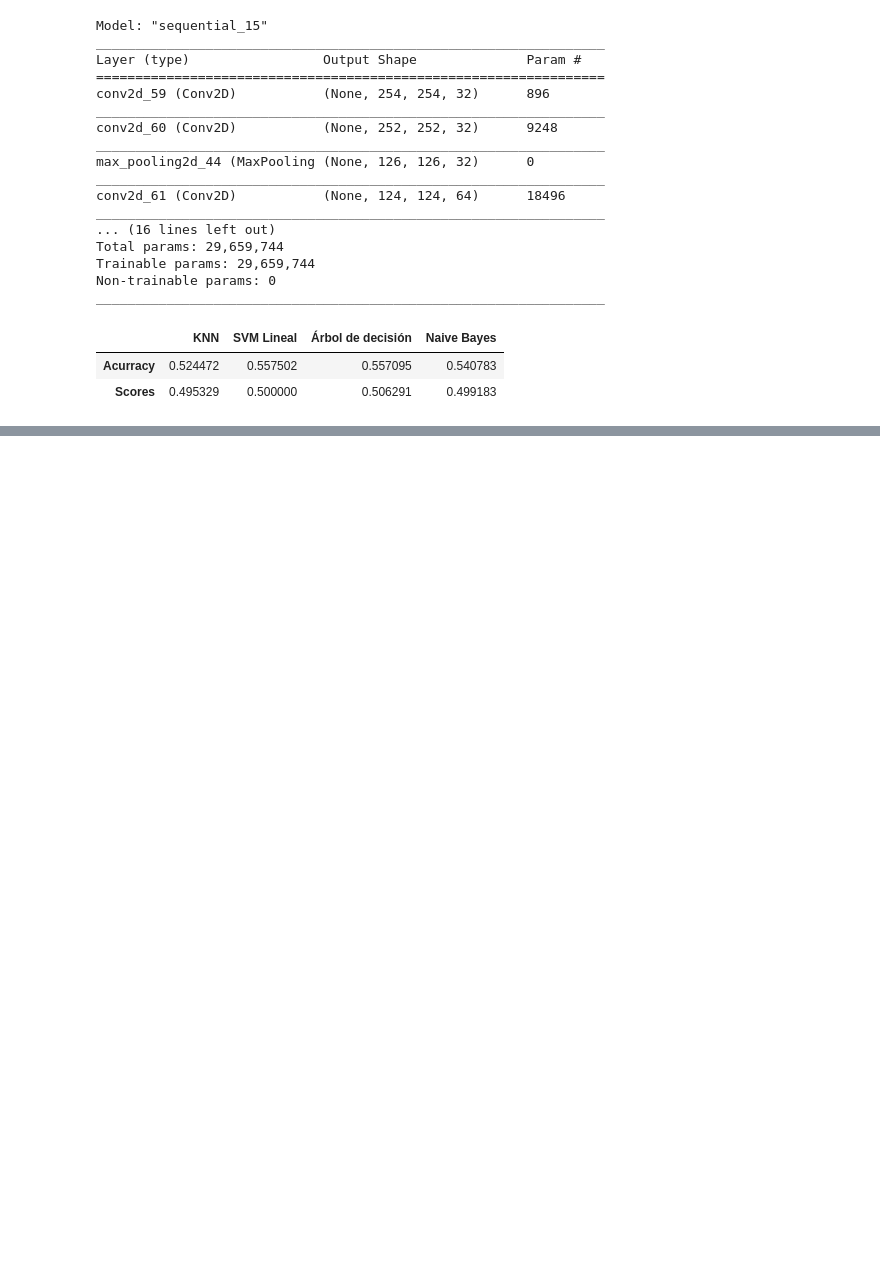
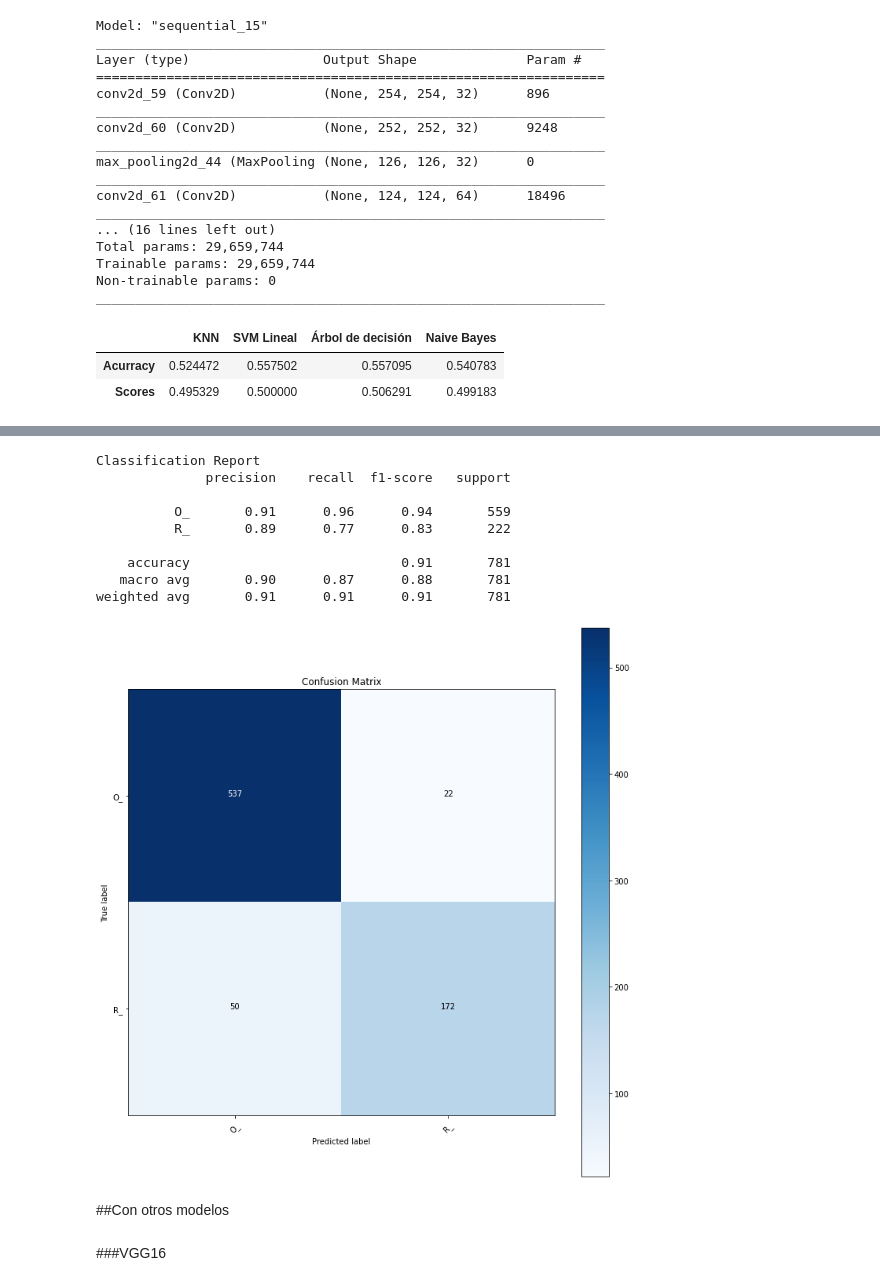
Before and after one commit to clondonop/IA_TP4, a Jupyter notebook: Final_O_R_Modelo_TP4.ipynb, the cells around one changed output, grey strips where cells are left out. Cells and saved outputs as stored; diff of their text form; code cells hidden in the pictures; blank space fills up the shorter version.

```diff
--- a/Final_O_R_Modelo_TP4.ipynb
+++ b/Final_O_R_Modelo_TP4.ipynb
@@ -571,0 +612,12 @@ rf
+# %%
+test_generator = test_data_gen.flow_from_dataframe(
+    dataframe=test_df,
+    directory=base_path,
+    x_col='filename',
+    y_col='category',
+    target_size=((256,256)),
+    color_mode="rgb",
+    class_mode="binary",
+    batch_size=1,
+    shuffle=False,
+    seed=25070726)
@@ -571,0 +637,5 @@ rf
+# %%
+nb_train_samples = train_generator.samples
+nb_validation_samples = val_generator.samples
+nb_test_samples = test_generator.samples
+classes = list(train_generator.class_indices.keys())
@@ -571,0 +730,2 @@ rf
+# %%
+modelNDS = tf.keras.models.load_model('/content/drive/MyDrive/Universidad/Semestre 7 y 8/Semestre 8/Inteligencia Artificial/Trabajo 4/Modelo_NDS.h5')
@@ -571,0 +736,29 @@ rf
+# %%
+Y_predNDS = modelNDS.predict(test_generator)
+# %%
+y_predNDS =[(0 if element<0.5 else 1) for element in Y_predNDS]
+target_names = classes
+
+# Confusion Matrix
+cmNDS = confusion_matrix(test_generator.classes, y_predNDS)
+
+plot_confusion_matrix(cmNDS, target_names, normalize=False, title='Confusion Matrix')
+
+# Classification Report
+print('Classification Report')
+print(classification_report(test_generator.classes, y_predNDS, target_names=target_names))
+# %% [output]
+Classification Report
+              precision    recall  f1-score   support
+
+          O_       0.91      0.96      0.94       559
+          R_       0.89      0.77      0.83       222
+
+    accuracy                           0.91       781
+   macro avg       0.90      0.87      0.88       781
+weighted avg       0.91      0.91      0.91       781
+[figure, added]
+# %% [markdown]
+##Con otros modelos
+# %% [markdown]
+###VGG16
```
Also changed, not shown: parts of 74 cells of this notebook.
